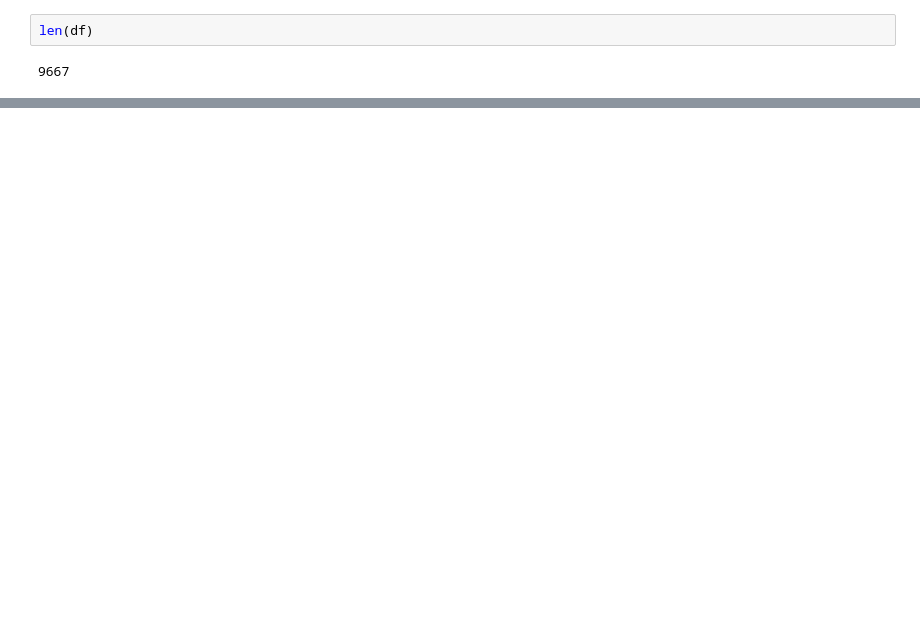
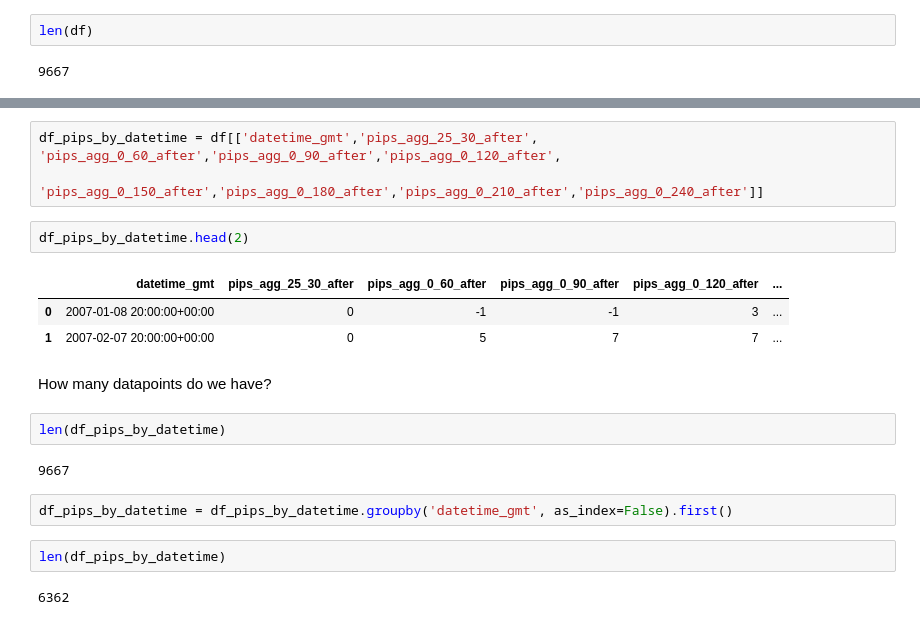
Before and after one commit to msanzsanz/PFM_EconomicNewsImpact, a Jupyter notebook: models/datafamiliarity.ipynb, the cells around one changed output, grey strips where cells are left out. Cells and saved outputs as stored; diff of their text form; blank space fills up the shorter version.

```diff
--- a/models/datafamiliarity.ipynb
+++ b/models/datafamiliarity.ipynb
@@ -17,0 +41,21 @@ len(df)
+# %%
+df_pips_by_datetime = df[['datetime_gmt','pips_agg_25_30_after', 'pips_agg_0_60_after','pips_agg_0_90_after','pips_agg_0_120_after',
+                          'pips_agg_0_150_after','pips_agg_0_180_after','pips_agg_0_210_after','pips_agg_0_240_after']]
+# %%
+df_pips_by_datetime.head(2)
+# %% [output]
+|  | datetime_gmt | pips_agg_25_30_after | pips_agg_0_60_after | pips_agg_0_90_after | pips_agg_0_120_after | ... |
+| 0 | 2007-01-08 20:00:00+00:00 | 0 | -1 | -1 | 3 | ... |
+| 1 | 2007-02-07 20:00:00+00:00 | 0 | 5 | 7 | 7 | ... |
+# %% [markdown]
+How many datapoints do we have?
+# %%
+len(df_pips_by_datetime)
+# %% [output]
+9667
+# %%
+df_pips_by_datetime = df_pips_by_datetime.groupby('datetime_gmt', as_index=False).first()
+# %%
+len(df_pips_by_datetime)
+# %% [output]
+6362
```
Also changed, not shown: parts of 15 cells of this notebook, 2 other files.
